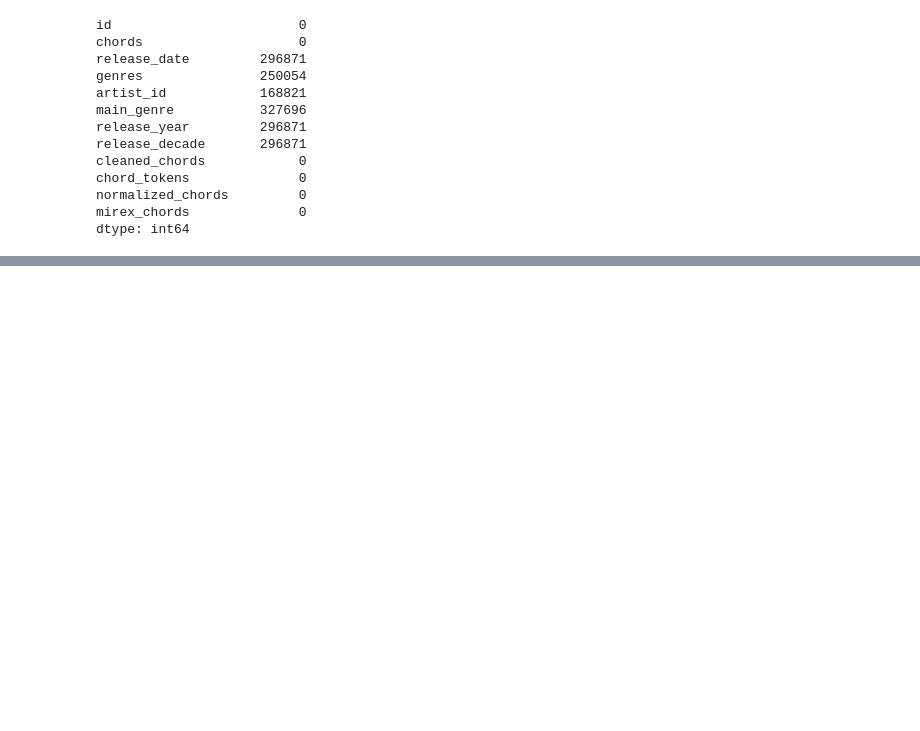
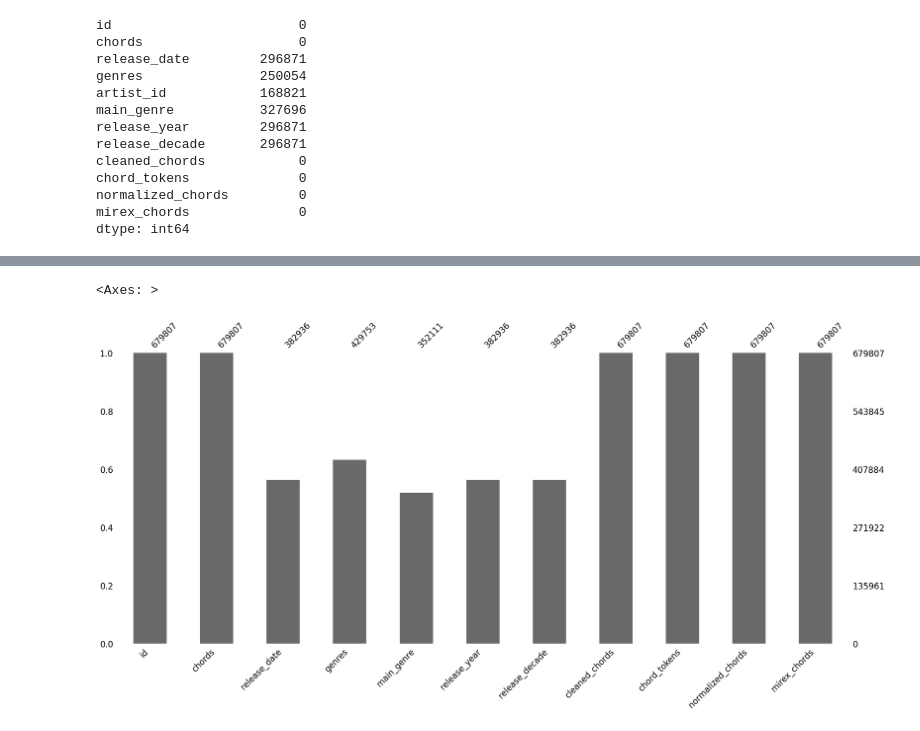
Before and after one commit to AtharvaBhalilkar/chord-gen-ai, a Jupyter notebook: notebooks/data_preprocessing.ipynb, the cells around one changed output, grey strips where cells are left out. Cells and saved outputs as stored; diff of their text form; code cells hidden in the pictures; blank space fills up the shorter version.

```diff
--- a/notebooks/data_preprocessing.ipynb
+++ b/notebooks/data_preprocessing.ipynb
@@ -269,0 +279,2 @@ dtype: int64
+# %%
+df = df.drop(columns=['artist_id'])
@@ -269,0 +290,5 @@ dtype: int64
+# %%
+mno.bar(df)
+# %% [output]
+<Axes: >
+[figure, added]
```
Also changed, not shown: parts of 12 cells of this notebook.
